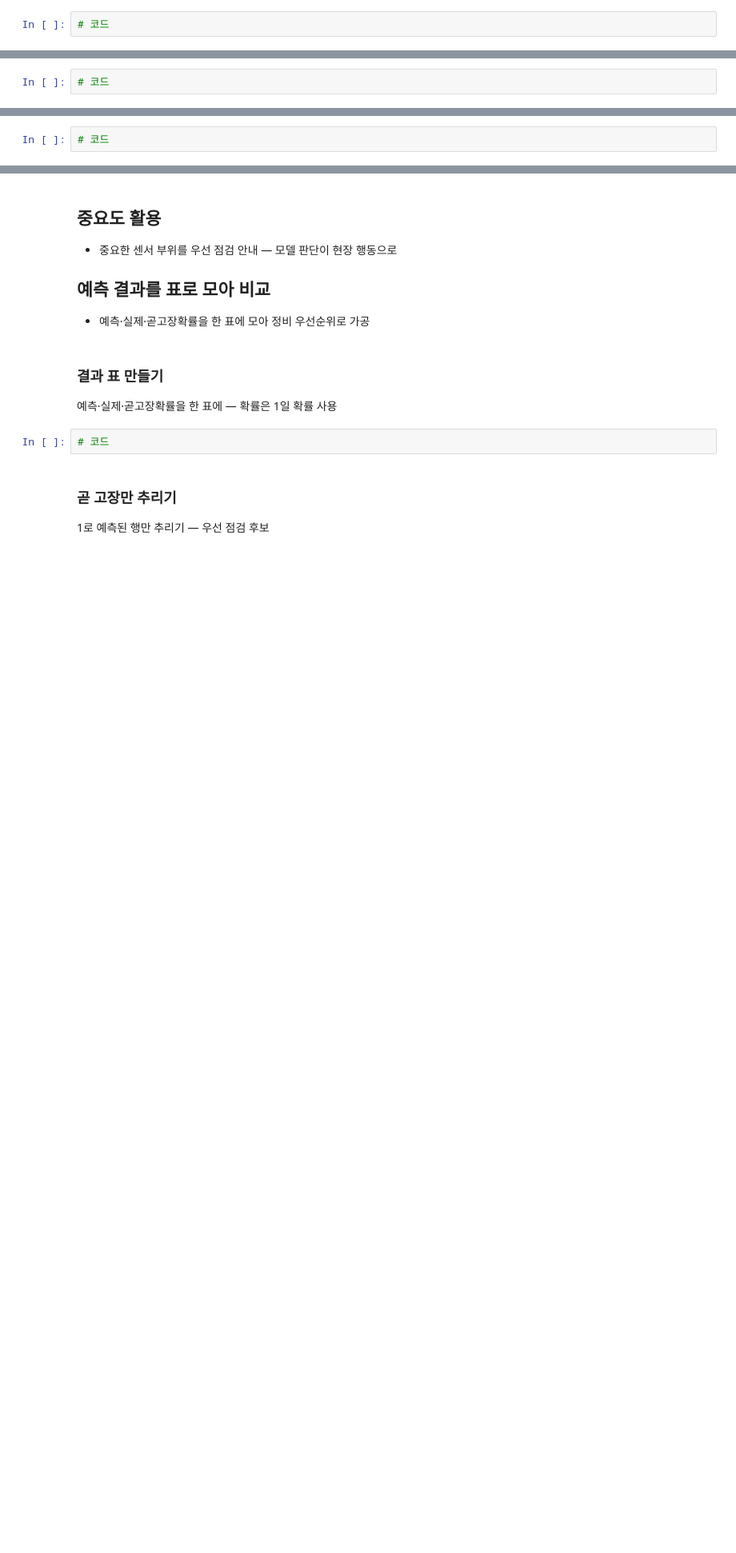
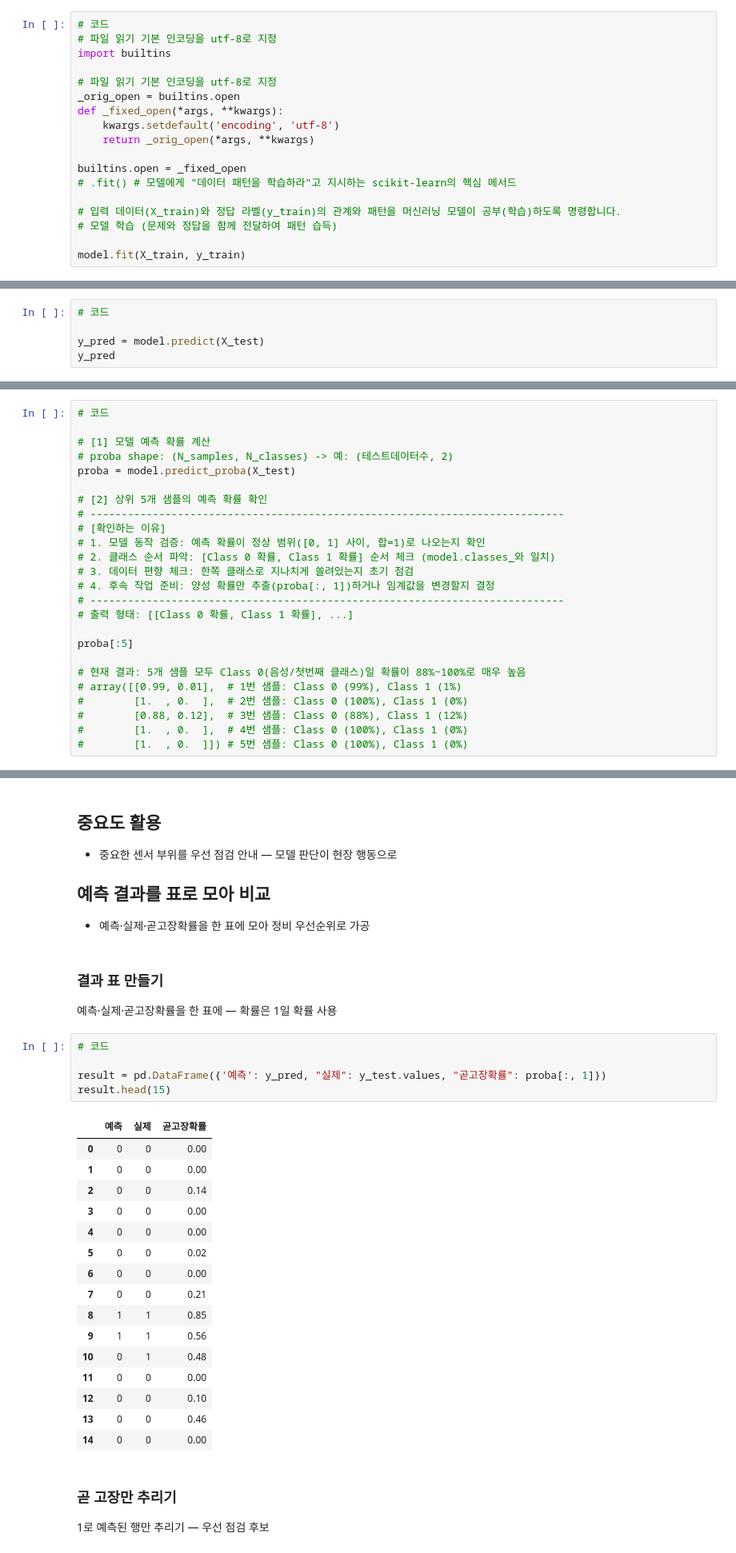
Before and after one commit to cdjung515sj-coder/KNA-Data-analysis-1st, a Jupyter notebook: 2. practice/06_Z-score/27_03_81_260909_7.ipynb, the cells around one changed output, grey strips where cells are left out. Shown at 80% size. Drawn from its saved outputs; the diff is of its cells as text; blank space fills up the shorter version.

```diff
--- a/2. practice/06_Z-score/27_03_81_260909_7.ipynb
+++ b/2. practice/06_Z-score/27_03_81_260909_7.ipynb
@@ -146,3 +159,19 @@ Name: failure_soon, dtype: int64
 학습용 데이터로 학습 — 평가용은 절대 넣지 않음
 # %%
 # 코드
+# 파일 읽기 기본 인코딩을 utf-8로 지정
+import builtins
+
+# 파일 읽기 기본 인코딩을 utf-8로 지정
+_orig_open = builtins.open
+def _fixed_open(*args, **kwargs):
+    kwargs.setdefault('encoding', 'utf-8')
+    return _orig_open(*args, **kwargs)
+
+builtins.open = _fixed_open
+# .fit() # 모델에게 "데이터 패턴을 학습하라"고 지시하는 scikit-learn의 핵심 메서드
+
+# 입력 데이터(X_train)와 정답 라벨(y_train)의 관계와 패턴을 머신러닝 모델이 공부(학습)하도록 명령합니다.
+# 모델 학습 (문제와 정답을 함께 전달하여 패턴 습득)
+
+model.fit(X_train, y_train)
@@ -157,3 +261,6 @@ Name: failure_soon, dtype: int64
 예측 결과를 y_pred에 담고 출력 — 0/1로만 이루어진 배열인가?
 # %%
 # 코드
+
+y_pred = model.predict(X_test)
+y_pred
@@ -177,3 +311,26 @@ Name: failure_soon, dtype: int64
 예측 확률을 받아 앞 5개 확인 — 두 확률을 더하면 1이 되는가?
 # %%
 # 코드
+
+# [1] 모델 예측 확률 계산
+# proba shape: (N_samples, N_classes) -> 예: (테스트데이터수, 2)
+proba = model.predict_proba(X_test)
+
+# [2] 상위 5개 샘플의 예측 확률 확인
+# ----------------------------------------------------------------------------
+# [확인하는 이유]
+# 1. 모델 동작 검증: 예측 확률이 정상 범위([0, 1] 사이, 합=1)로 나오는지 확인
+# 2. 클래스 순서 파악: [Class 0 확률, Class 1 확률] 순서 체크 (model.classes_와 일치)
+# 3. 데이터 편향 체크: 한쪽 클래스로 지나치게 쏠려있는지 초기 점검
+# 4. 후속 작업 준비: 양성 확률만 추출(proba[:, 1])하거나 임계값을 변경할지 결정
+# ----------------------------------------------------------------------------
+# 출력 형태: [[Class 0 확률, Class 1 확률], ...]
+
+proba[:5]
+
+# 현재 결과: 5개 샘플 모두 Class 0(음성/첫번째 클래스)일 확률이 88%~100%로 매우 높음
+# array([[0.99, 0.01],  # 1번 샘플: Class 0 (99%), Class 1 (1%)
+#        [1.  , 0.  ],  # 2번 샘플: Class 0 (100%), Class 1 (0%)
+#        [0.88, 0.12],  # 3번 샘플: Class 0 (88%), Class 1 (12%)
+#        [1.  , 0.  ],  # 4번 샘플: Class 0 (100%), Class 1 (0%)
+#        [1.  , 0.  ]]) # 5번 샘플: Class 0 (100%), Class 1 (0%)
@@ -228,6 +469,26 @@ random_state를 7로 바꿔 새 모델을 학습하고 예측
 예측·실제·곧고장확률을 한 표에 — 확률은 1일 확률 사용
 # %%
 # 코드
+
+result = pd.DataFrame({'예측': y_pred, "실제": y_test.values, "곧고장확률": proba[:, 1]})
+result.head(15)
+# %% [output]
+|  | 예측 | 실제 | 곧고장확률 |
+| 0 | 0 | 0 | 0.00 |
+| 1 | 0 | 0 | 0.00 |
+| 2 | 0 | 0 | 0.14 |
+| 3 | 0 | 0 | 0.00 |
+| 4 | 0 | 0 | 0.00 |
+| 5 | 0 | 0 | 0.02 |
+| 6 | 0 | 0 | 0.00 |
+| 7 | 0 | 0 | 0.21 |
+| 8 | 1 | 1 | 0.85 |
+| 9 | 1 | 1 | 0.56 |
+| 10 | 0 | 1 | 0.48 |
+| 11 | 0 | 0 | 0.00 |
+| 12 | 0 | 0 | 0.10 |
+| 13 | 0 | 0 | 0.46 |
+| 14 | 0 | 0 | 0.00 |
 # %% [markdown]
 ### 곧 고장만 추리기
 1로 예측된 행만 추리기 — 우선 점검 후보
```
Also changed, not shown: parts of 30 cells of this notebook.
